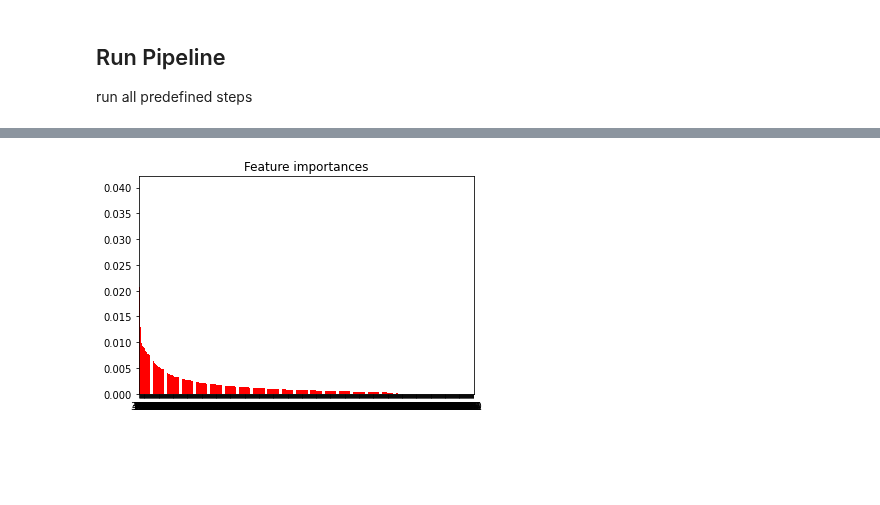
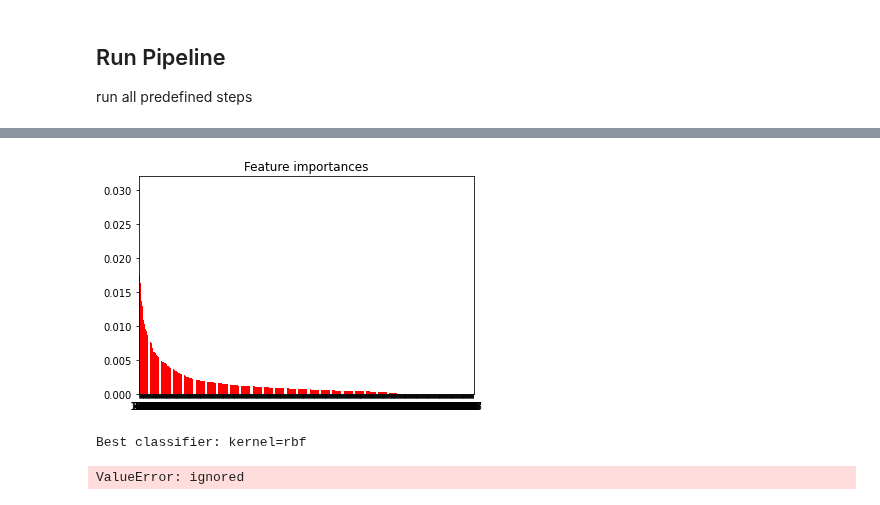
Before and after one commit to Fjoru/TM10007_PROJECT, a Jupyter notebook: assignment.ipynb, the cells around one changed output, grey strips where cells are left out. Drawn from its saved outputs; the diff is of its cells as text; code cells hidden in the pictures; blank space fills up the shorter version.

Commit message:
Added random search and performance metrics

```diff
--- a/assignment.ipynb
+++ b/assignment.ipynb
@@ -109,7 +152,7 @@ def preprocessing_steps(X_data, Y_data):
 # %% [markdown]
 ## Feature selection and extraction
 # %%
-def feature_steps(X_data, Y_data):
+def feature_steps(X_design, Y_design):
 
     impo_clf = ExtraTreesClassifier(n_estimators=50)
     impo_clf = impo_clf.fit(X_data, Y_data)
@@ -152,6 +195,9 @@ data_Y = data[['label']]
 
 # data split index forming
 Test_split = model_selection.StratifiedKFold(n_splits=10)
+results = list()
+best_kernel = list()
+
 i = 0
 for design_index, test_index in Test_split.split(data_X, data_Y):
     if i:
@@ -163,15 +209,66 @@ for design_index, test_index in Test_split.split(data_X, data_Y):
     Y_test = data_Y.iloc[test_index]
 
     # run preprocessing step
-    X_design, Y_design = preprocessing_steps(X_design, Y_design)
+    X_design, Y_design, X_test, Y_test = preprocessing_steps(X_design, Y_design, X_test, Y_test)
     print(X_design)
-     #X_test, Y_test = preprocessing_steps(X_test, Y_test)
 
     #run feature selection and extraction
     X_design, Y_design = feature_steps(X_design, Y_design)
 
     i = 1
 
+    ## Example for Classifier hyperparameters selecting
+    clf = svm.SVC(probability=True)
+    parameters = parameters = {
+        "kernel": ['linear', 'poly', 'rbf', 'sigmoid']}
+    random_search = model_selection.RandomizedSearchCV(clf, parameters, scoring='roc_auc') ## hierin zit al de crossvalidatie, dus opnieuw een k-fold split hoeft niet #keuze om score voor alle classifiers gelijk te houden of per classifier te definieren
+    random_search.fit(X_design, Y_design)
+
+    # Get resulting classifier
+    clf_best = random_search.best_estimator_
+    print(f'Best classifier: kernel={clf_best.kernel}')
+    best_kernel.append(clf_best.kernel)   #per fold best classifier will be appended
+
+    # Test the classifier on the test data
+    prob = clf_best.predict_proba(X_test)
+    scores = prob[:, 1]
+
+    # Gettin accuracy, AUC and f1-score
+    accuracy = metrics.accuracy_score(Y_test, scores)
+    auc = metrics.roc_auc_score(Y_test, scores)
+    f1 = metrics.f1_score(Y_test, scores)
+    results.append({
+        'accuracy': accuracy,
+        'AUC': auc,
+        'f1-score': f1,
+        'kernel': clf_best.kernel,
+        'set': test
+    })
+
+    # Test the classifier on the training data
+    prob_testing = clf.predict_proba(X_design)
+    scores_training = probab_testing[:, 1]
+
+    # Getting the accuracy, AUC and f1-score
+    accuracy = metrics.accuracy_score(Y_design, scores_training)
+    auc = metrics.roc_auc_score(Y_design, scores_training)
+    f1 = metrics.f1_score(Y_design, scores_training)
+    results.append({
+        'accuracy': accuracy,
+        'AUC': auc,
+        'f1-score': f1,
+        'kernel': clf_best.kernel,
+        'set': training
+    })
+
+    # Create results dataframe and plot it
+    results = pd.DataFrame(results)
+    seaborn.boxplot(y='AUC', x='set', data=results)
+    seaborn.boxplot(y='accuracy', x='set', data=results)
+    seaborn.boxplot(y='f1-score', x='set', data=results)
+
+    optimal_kernel = int(np.median(best_kernel))
+    print(f"The optimal kernel={optimal_kernel}")
 
 # save data to csv for manual check
 #X_design.to_csv('data_X.csv')
@@ -197 +294,3 @@ TCGA-HT-A61A   0.503820    1.082333  ...    -0.592295  0.330073
-[figure, old version]
+[figure, new version]
+Best classifier: kernel=rbf
+ValueError: ignored
```
Also changed, not shown: parts of 4 cells of this notebook.
